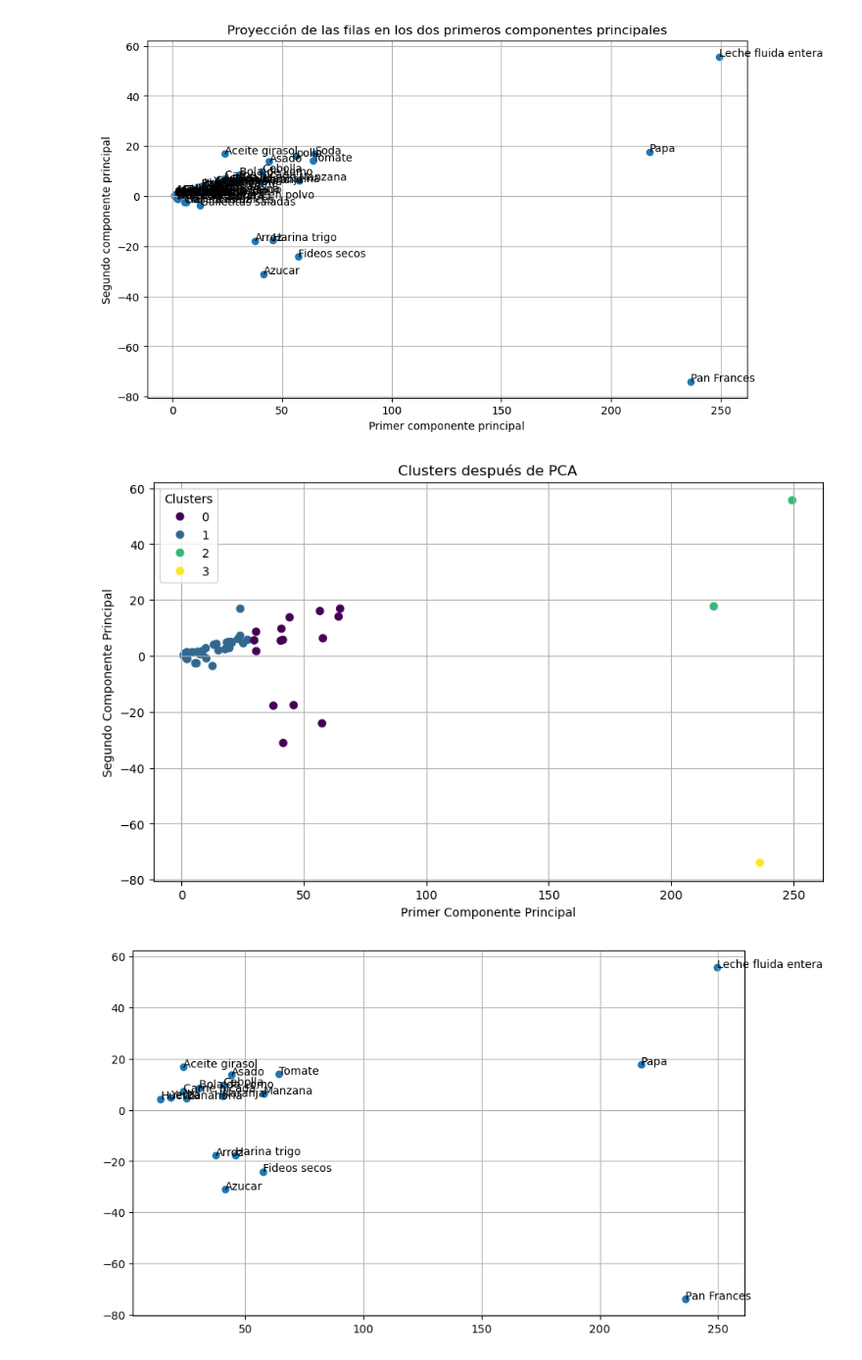
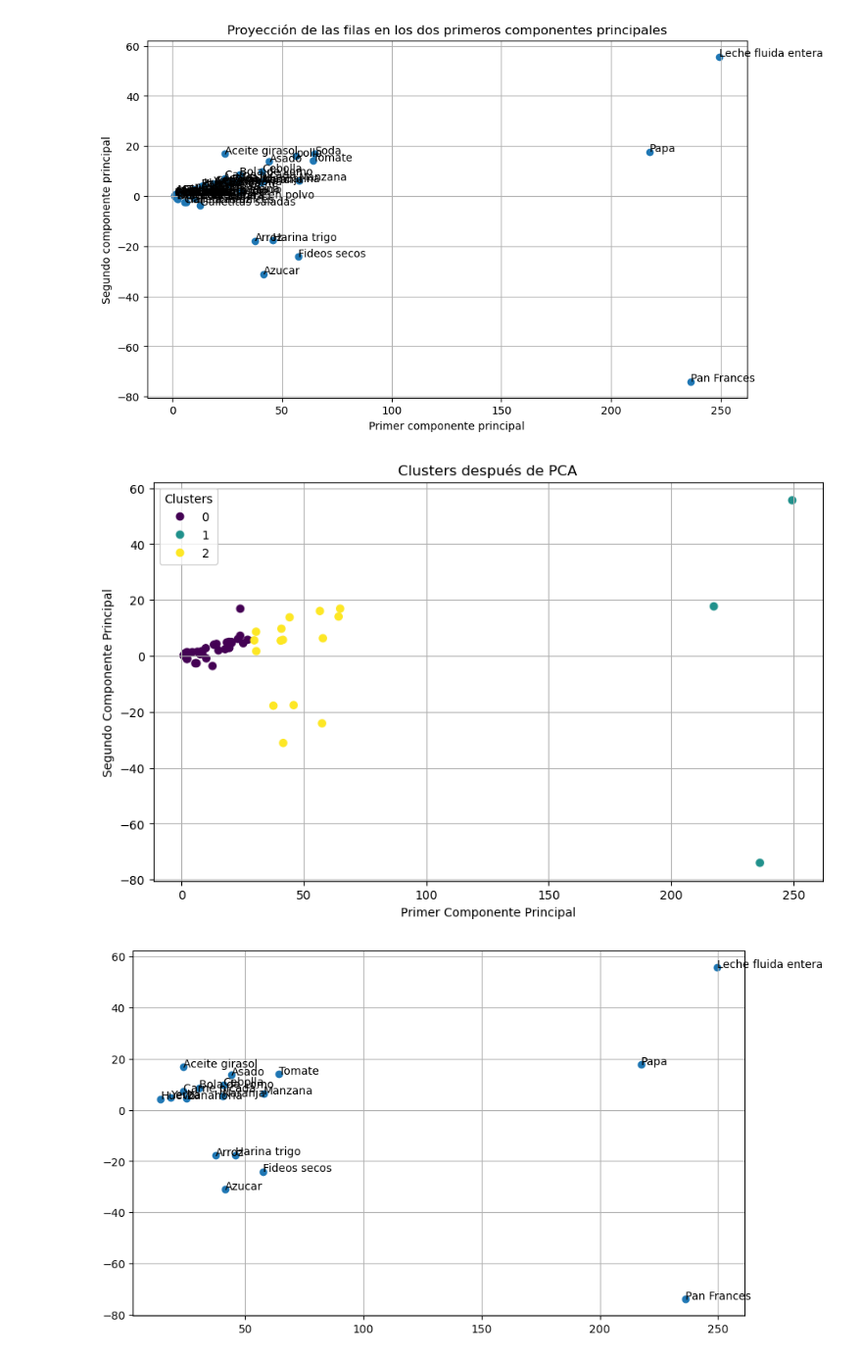
Before and after one commit to manuelgutman/ptalc2, a Jupyter notebook: funciones.ipynb, the cells around one changed output. Shown at 98% size. Saved outputs shown, nothing was run; the diff lists cells and outputs as text; code cells hidden in the pictures.

```diff
--- a/funciones.ipynb
+++ b/funciones.ipynb
@@ -62,6 +62,7 @@ eval_oms(tabla_nutricional)
 False
 # %%
 def calculoACP_por_fila(df: pd.DataFrame):
+    df.drop('Cantidad (gr/ml)', axis='columns')
     nombres = df.iloc[:, 0].values  # Extraer los nombres
     datos = df.iloc[:, 1:].values   # Extraer los datos numéricos
 
@@ -108,29 +109,29 @@ graficar_componentes_principales(tabla_nutricional)
 # %%
 D, V, datos_centrados, varianza_explicada, nombres = calculoACP_por_fila(tabla_nutricional)
 proyecciones = np.dot(datos_centrados, V[:, :2])
 pca_df= pd.DataFrame (proyecciones, columns=['PCA1', 'PCA2'])
 
 # Definir el número de clústeres
-n_clusters = 4
+n_clusters = 3
 
 # Inicializar y aplicar K-Means
 kmeans = KMeans(n_clusters=n_clusters, n_init=10)
 kmeans.fit(pca_df)
 
 # Añadir los resultados de K-Means al DataFrame
 pca_df['Cluster'] = kmeans.labels_
 # Crear el gráfico de dispersión
 plt.figure(figsize=(10, 6))
 scatter = plt.scatter(pca_df['PCA1'], pca_df['PCA2'], c=pca_df['Cluster'], cmap='viridis')
 
 # Añadir leyenda
 plt.legend(*scatter.legend_elements(), title="Clusters")
 plt.title('Clusters después de PCA')
 plt.xlabel('Primer Componente Principal')
 plt.ylabel('Segundo Componente Principal')
 plt.grid(True)
 plt.show()
 # %% [output]
-[figure, old version]
+[figure, new version]
 # %%
 #Aca hice una funcion q hace el PCA sobre todo y despues lo filtra entonces nos da el grafico del analisis grande pero filtrado.
```
Also changed, not shown: parts of 4 cells of this notebook.
